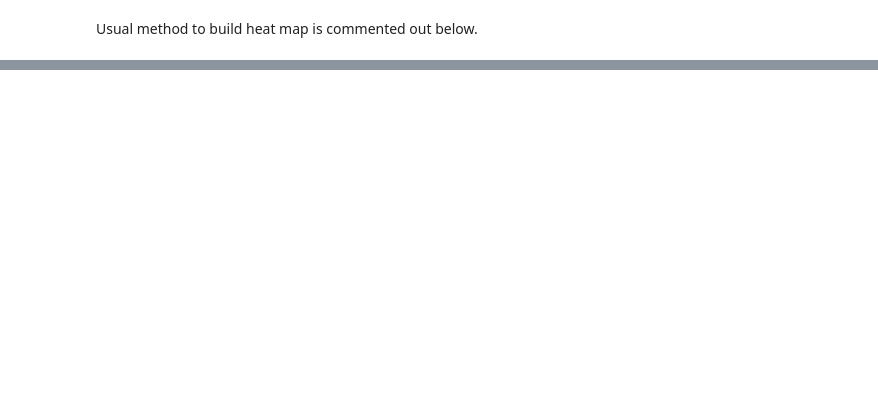
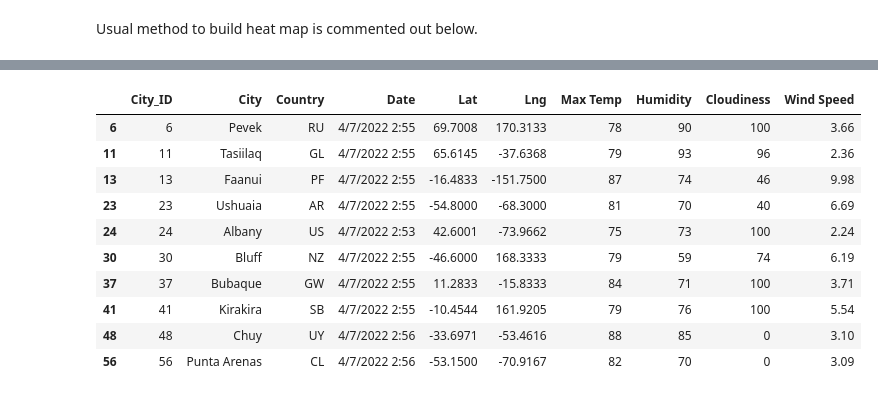
Before and after one commit to BMoreland20/World_Weather_Analysis, a Jupyter notebook: WeatherPy.ipynb, the cells around one changed output, grey strips where cells are left out. Saved outputs shown, nothing was run; the diff lists cells and outputs as text; code cells hidden in the pictures; blank space fills up the shorter version.

```diff
--- a/WeatherPy.ipynb
+++ b/WeatherPy.ipynb
@@ -684,3 +684,24 @@ fig.add_layer(heat_layer)
 fig
 # %% [output]
 [interactive output not drawn]
+# %%
+# Ask the customer to add a minimum and maximum temperature value.
+min_temp = float(input("What is the minimum temperature you would like for your trip? "))
+max_temp = float(input("What is the maximum temperature you would like for your trip? "))
+
+# Filter the dataset to find the cities that fit the criteria.
+preferred_cities_df = city_data_df.loc[(city_data_df["Max Temp"] <= max_temp) & \
+                                       (city_data_df["Max Temp"] >= min_temp)]
+preferred_cities_df.head(10)
+# %% [output]
+|  | City_ID | City | Country | Date | Lat | Lng | Max Temp | Humidity | Cloudiness | Wind Speed |
+| 6 | 6 | Pevek | RU | 4/7/2022 2:55 | 69.7008 | 170.3133 | 78 | 90 | 100 | 3.66 |
+| 11 | 11 | Tasiilaq | GL | 4/7/2022 2:55 | 65.6145 | -37.6368 | 79 | 93 | 96 | 2.36 |
+| 13 | 13 | Faanui | PF | 4/7/2022 2:55 | -16.4833 | -151.7500 | 87 | 74 | 46 | 9.98 |
+| 23 | 23 | Ushuaia | AR | 4/7/2022 2:55 | -54.8000 | -68.3000 | 81 | 70 | 40 | 6.69 |
+| 24 | 24 | Albany | US | 4/7/2022 2:53 | 42.6001 | -73.9662 | 75 | 73 | 100 | 2.24 |
+| 30 | 30 | Bluff | NZ | 4/7/2022 2:55 | -46.6000 | 168.3333 | 79 | 59 | 74 | 6.19 |
+| 37 | 37 | Bubaque | GW | 4/7/2022 2:55 | 11.2833 | -15.8333 | 84 | 71 | 100 | 3.71 |
+| 41 | 41 | Kirakira | SB | 4/7/2022 2:55 | -10.4544 | 161.9205 | 79 | 76 | 100 | 5.54 |
+| 48 | 48 | Chuy | UY | 4/7/2022 2:56 | -33.6971 | -53.4616 | 88 | 85 | 0 | 3.10 |
+| 56 | 56 | Punta Arenas | CL | 4/7/2022 2:56 | -53.1500 | -70.9167 | 82 | 70 | 0 | 3.09 |
```
Also changed, not shown: parts of 17 cells of this notebook, 1 other file.
